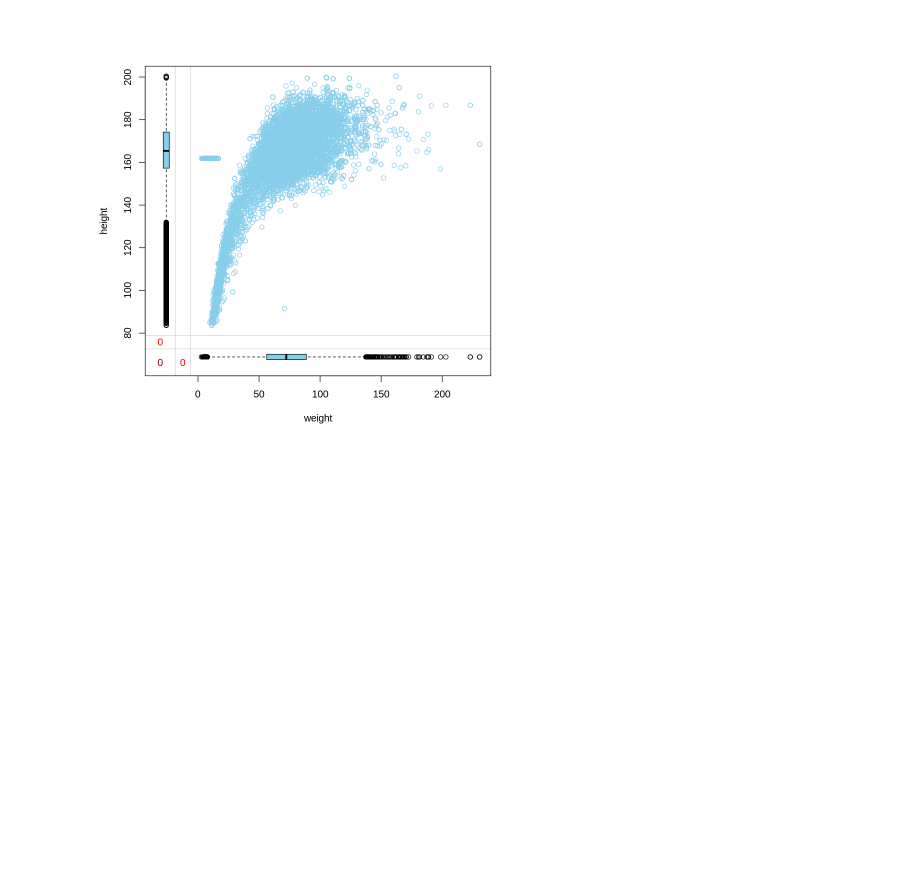
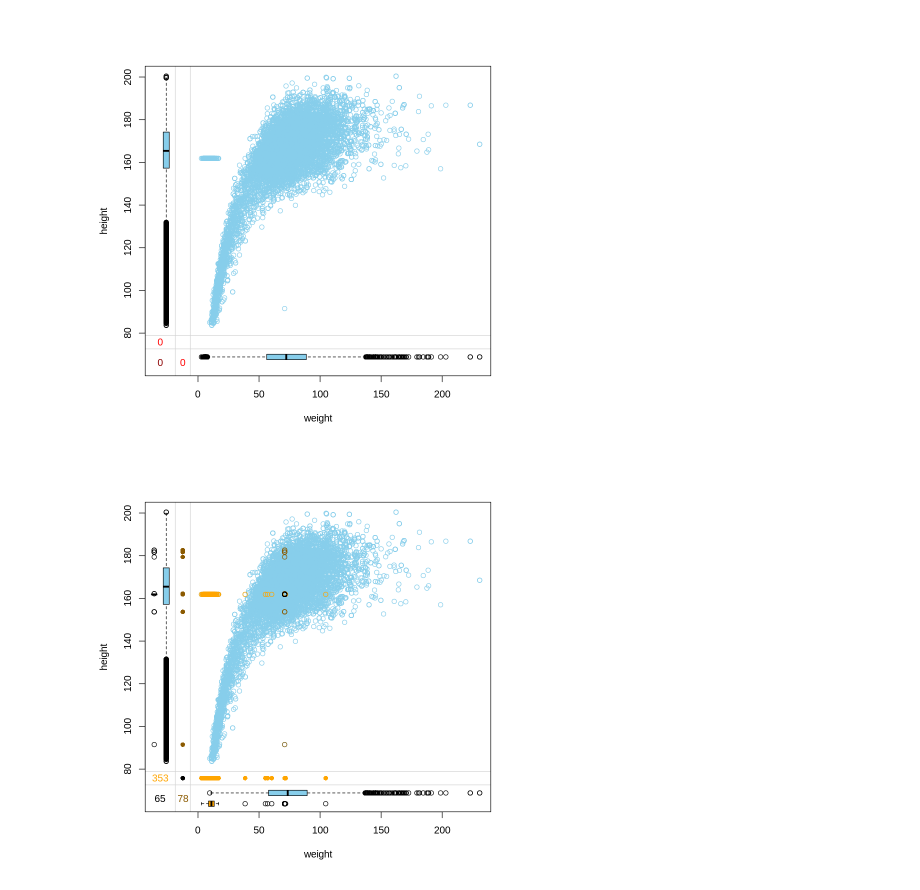
Before and after one commit to tarutear/2025-1, a Jupyter notebook: Introduction_to_R.ipynb, the cells around one changed output. Drawn from its saved outputs; the diff is of its cells as text; code cells hidden in the pictures; blank space fills up the shorter version.

```diff
--- a/Introduction_to_R.ipynb
+++ b/Introduction_to_R.ipynb
@@ -157,3 +157,9 @@ sum(is.na(nhanes_imp$weight))
 [figure]
 [1] 0
 [figure]
+# %%
+nhanes_imp <- as.data.frame(nhanes_imp)
+# %%
+nhanes_imp %>% select(weight, weight_imp, height, height_imp) %>% marginplot(delimiter = "_imp")
+# %% [output]
+[figure, added]
```
